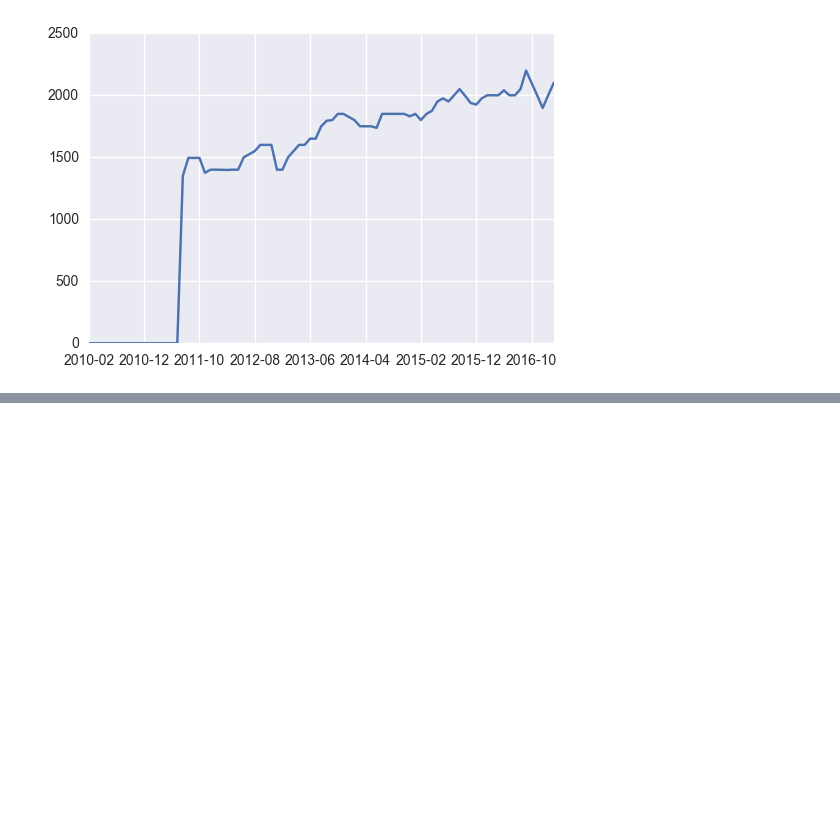
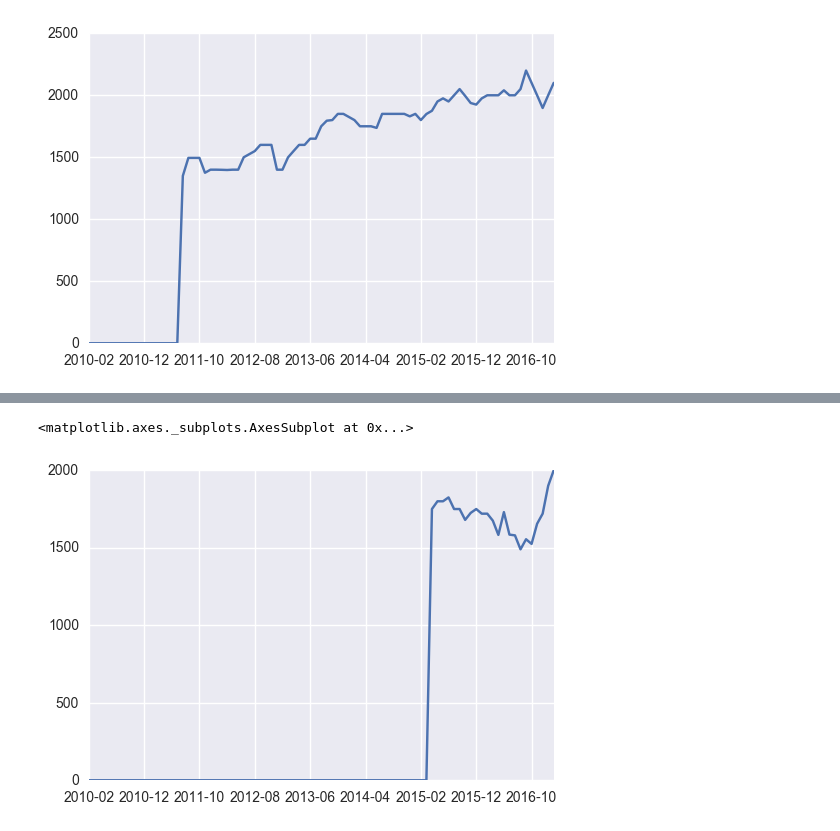
Before and after one commit to carlsednaoui/thinkful-data-science, a Jupyter notebook: coursework/unit_1_project/zillow.ipynb, the cells around one changed output, grey strips where cells are left out. Cells and saved outputs as stored; diff of their text form; code cells hidden in the pictures; blank space fills up the shorter version.

```diff
--- a/coursework/unit_1_project/zillow.ipynb
+++ b/coursework/unit_1_project/zillow.ipynb
@@ -184,0 +219,7 @@ bushwick = rental_1_room.loc['Bushwick'].plot()
+# %%
+# Let's do downtown
+# We only have data for 1 bedroom downtown
+rental_1_room.loc["Downtown"].plot()
+# %% [output]
+<matplotlib.axes._subplots.AxesSubplot at 0x...>
+[figure, added]
```
Also changed, not shown: parts of 9 cells of this notebook.
